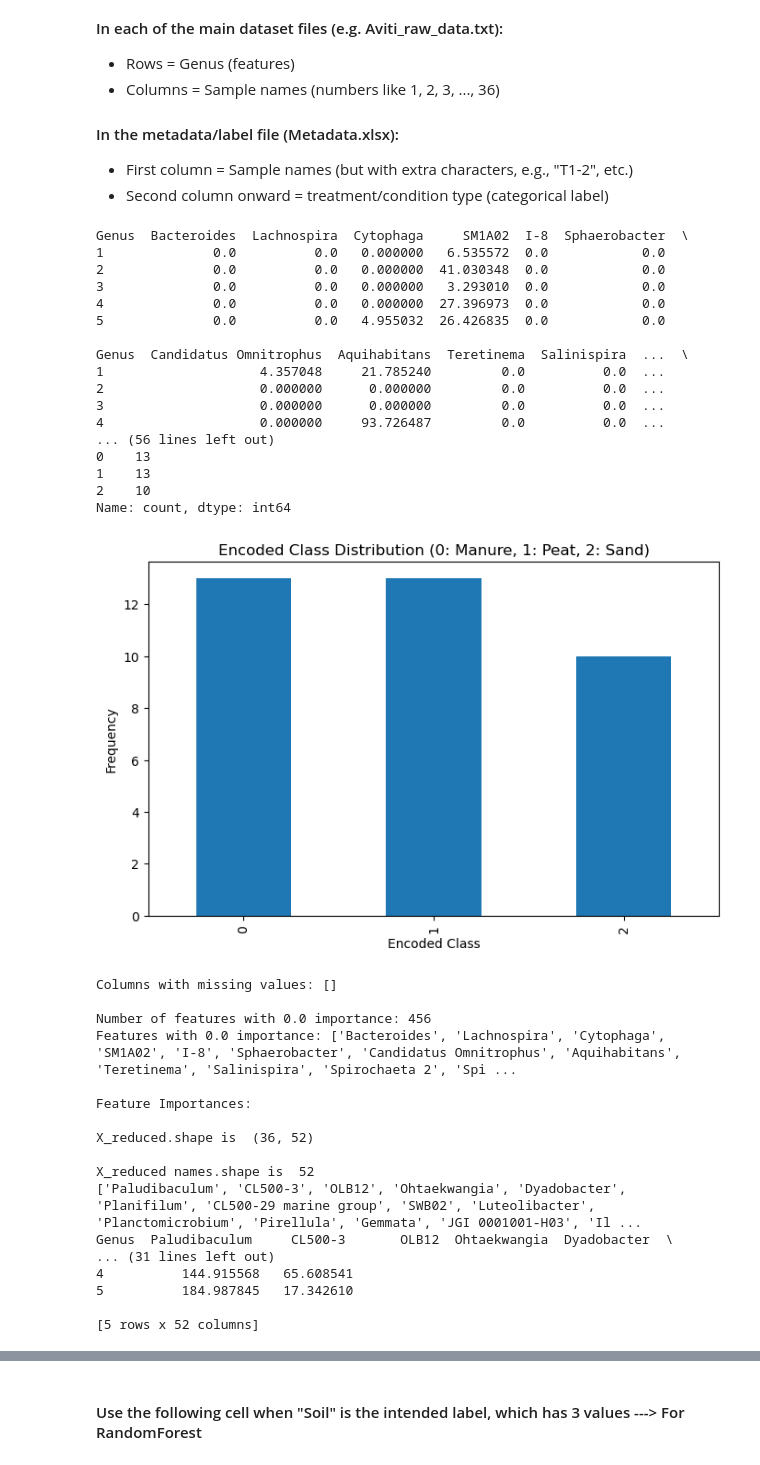
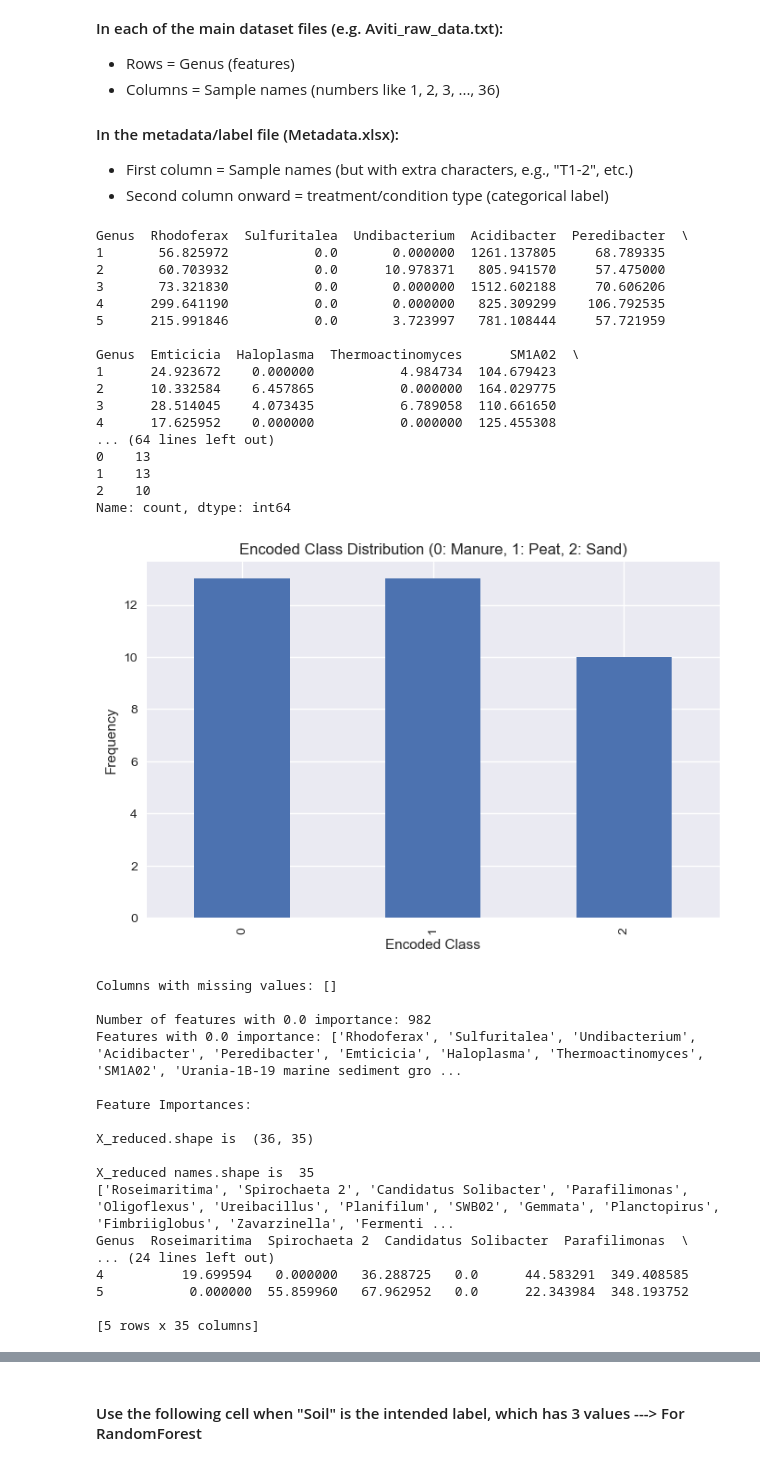
Before and after one commit to hsnvnd/AI-in-Metagenomics, a Jupyter notebook: Soil_Classification.ipynb, the cells around one changed output, grey strips where cells are left out. Cells and saved outputs as stored; diff of their text form; code cells hidden in the pictures.

```diff
--- a/Soil_Classification.ipynb
+++ b/Soil_Classification.ipynb
@@ -132,9 +127,9 @@ To compare the ability of three different sequencing technologies in classifying
 
 ##### Load Normalized data, using DESeq2 software (3) #####
 # Aviti Normalized data
-# X = pd.read_csv('Aviti_DESeq2_normalized_data.txt', delimiter='\t', index_col=0).T
+X = pd.read_csv('Aviti_DESeq2_normalized_data.txt', delimiter='\t', index_col=0).T
 # Miseq Normalized data
-X = pd.read_csv('Miseq_DESeq2_normalized_data.txt', delimiter='\t', index_col=0).T
+# X = pd.read_csv('Miseq_DESeq2_normalized_data.txt', delimiter='\t', index_col=0).T
 # Novaseq Normalized data
 # X = pd.read_csv('Novaseq_DESeq2_normalized_data.txt', delimiter='\t', index_col=0).T
 
@@ -166,6 +161,7 @@ feature_names = X.columns.tolist()
 # Encode soil types
 le = LabelEncoder()
 y = le.fit_transform(y_raw)
+print(dict(zip(le.classes_, le.transform(le.classes_))))
 
 # Create a DataFrame showing sample names and their labels ---> for debugging purpose
 labels_df = pd.DataFrame({
@@ -217,7 +213,7 @@ print(feature_names_reduced)
 # desired_columns = ['Azotobacter', 'Labrys', 'Chthonobacter', 'Ideonella', 'Sphingorhabdus', 'Agrobacterium', 'Acidovorax', 'YC-ZSS-LKJ147',
 # 'Parafilimonas', 'Gemmata', 'Sneathiella', 'Fimbriiglobus', 'C1-B045', 'Methylobacter', 'BIyi10', 'SWB02', 'Polycyclovorans', 'Croceibacterium',
 # 'Candidatus Solibacter', 'Hyphomicrobium', 'Cellvibrio', 'Spirochaeta 2', 'Streptomyces', 'Opitutus']
-#### SHAP, 3 top common features of Aviti's soil 🍳
+#### SHAP, 3 top common features of Aviti's soil, using Borda count 🍳
 # desired_columns =['SWB02', 'Gemmata', 'Opitutus']
 ## SHAP, Aviti Autoclave 🍕
 # desired_columns= ["Flavobacterium","Sphingomonas","Arenimonas","Hassallia","Methylobacter","Ramlibacter","Rubrivivax",
@@ -229,82 +225,79 @@ print(feature_names_reduced)
 # "Algoriphagus","Variovorax", "Lentzea","Rhizobacter","Massilia"]
 
 #### SHAP, Union of Miseq's soil features within 3 groups (uniques only) 🍳
-desired_columns =taxa_list = [
-    "SWB02", "Ideonella", "Opitutus", "Sphingorhabdus", "Polycyclovorans",
-    "Gemmata", "Azotobacter", "Hyphomicrobium", "YC-ZSS-LKJ147", "Streptomyces",
-    "Croceibacterium", "Agrobacterium", "Acidovorax", "Chthonobacter", "Cellvibrio",
-    "BIyi10", "Candidatus Solibacter", "Fimbriiglobus", "Labrys", "Spirochaeta 2"
-]
-
-# print("##############33333")
-# print(desired_columns)
-#### SHAP, 3 top common features of Miseq's soil 🍳
-# desired_columns =[""]
+# desired_columns = ['Ilumatobacter', 'CL500-3', 'Ohtaekwangia','Arsenicitalea', 'Dechloromonas', 'Geomonas', 'Pirellula', 'Sphingorhabdus',
+# 'Paludibaculum', 'Dokdonella', 'Ellin6067', 'Acidibacter', 'Rubrivivax', 'Gemmata', 'Pedomicrobium', 'OLB12', 'MND1', 'Sphingomonas',
+# 'Pseudomonas', 'SWB02', 'Polycyclovorans', 'Croceibacterium', 'JGI 0001001-H03', 'Kineobactrum', 'Oleiharenicola', 'Steroidobacter',
+# 'Methylophilus', 'Shinella', 'Opitutus', 'Luteolibacter']
+#### SHAP, 3 top common features of Miseq's soil, using Borda count 🍳
+# desired_columns =['SWB02', 'Pseudomonas', 'Steroidobacter']
 ## SHAP, Miseq Autoclave 🍕
 # desired_columns = ["IS-44","Dokdonella","Methylobacillus","Candidatus Solibacter","Ferruginibacter","Chthoniobacter","Devosia",
 # "Hirschia","Bauldia","Ramlibacter","Chryseotalea","Phenylobacterium","Ellin6055","YC-ZSS-LKJ147","Panacibacter","Ellin517",
 # "Luteolibacter",    "Pir4 lineage",    "Rhodoplanes","mle1-7"]
 #### SHAP, Miseq HeatRoot 🎃
 # desired_columns = ["UBA6140","Pseudomonas","Methylotenera","Oleiharenicola","Opitutus", "Croceibacterium","Candidatus Solibacter",
 # "Dongia","MND1","Steroidobacter","Ilumatobacter","YC-ZSS-LKJ147","Pirellula","Sphingomonas","Subgroup 10","Reyranella",
 # "Hassallia","Phenylobacterium","Chryseotalea","Ellin6067"]
 
 #### SHAP, Union of Novaseq's soil features within 3 groups (uniques only) 🍳
-# desired_columns =[""]
-#### SHAP, 3 top common features of Novaseq's soil 🍳
-# desired_columns =[""]
+# desired_columns = ['Subgroup 10', 'Dyadobacter', 'Dechloromonas', 'Inhella', 'Leeia', 'Pararhizobium', 'Arenimonas', 'Plot4-2H12',
+# 'Microbacterium', 'Afipia', 'Hydrogenispora', 'Fimbriiglobus', 'Constrictibacter', 'Brevifollis', 'BIyi10', 'Candidatus Berkiella',
+# 'DSSD61', 'Pseudarthrobacter', 'Bauldia', 'Ferribacterium', 'IS-44', 'Methyloceanibacter', 'Ketobacter']
+#### SHAP, 3 top common features of Novaseq's soil, using Borda count 🍳
+# desired_columns =['Subgroup 10', 'Fimbriiglobus', 'Bauldia']
 #### SHAP, Novaseq autoclave 🍕
 # desired_columns =["Ramlibacter","Gemmata","BIyi10","Novosphingobium","TM7a","Methylobacillus","Pseudomonas",
 # "Algoriphagus","Marinoscillum","CL500-3","Subgroup 10","Kribbella","Aminobacter","Mesobacillus","Agrobacterium",
 # "Cupriavidus","Asticcacaulis","Candidatus Protochlamydia","Niallia","Neobacillus"]
 #### SHAP, Novaseq HeatRoot 🎃
 # desired_columns = ["Shinella","CL500-3","Novosphingobium","Hassallia","Ahniella","Aquicella","Ferruginibacter","BIyi10",
 # "Curvibacter","Acinetobacter","Chryseotalea","Rhodovastum","Solirubrobacter","Anaerolinea","Aeromicrobium","Candidatus Nitrosoarchaeum",
 # "Steroidobacter","Algoriphagus","Noviherbaspirillum","Candidatus Omnitrophus"]
 
 
 
 
 # uncomment the following line if you choose SHAP features in "desired_columns" and not al features ones.
 # X = X[desired_columns]
 print(X.head())
 # print(X_reduced.head())
 # %% [output]
-Genus  Bacteroides  Lachnospira  Cytophaga     SM1A02  I-8  Sphaerobacter  \
-1              0.0          0.0   0.000000   6.535572  0.0            0.0
-2              0.0          0.0   0.000000  41.030348  0.0            0.0
-3              0.0          0.0   0.000000   3.293010  0.0            0.0
-4              0.0          0.0   0.000000  27.396973  0.0            0.0
-5              0.0          0.0   4.955032  26.426835  0.0            0.0
+Genus  Rhodoferax  Sulfuritalea  Undibacterium  Acidibacter  Peredibacter  \
+1       56.825972           0.0       0.000000  1261.137805     68.789335
+2       60.703932           0.0      10.978371   805.941570     57.475000
+3       73.321830           0.0       0.000000  1512.602188     70.606206
+4      299.641190           0.0       0.000000   825.309299    106.792535
+5      215.991846           0.0       3.723997   781.108444     57.721959
 
-Genus  Candidatus Omnitrophus  Aquihabitans  Teretinema  Salinispira  ...  \
-1                    4.357048     21.785240         0.0          0.0  ...
-2                    0.000000      0.000000         0.0          0.0  ...
-3                    0.000000      0.000000         0.0          0.0  ...
-4                    0.000000     93.726487         0.0          0.0  ...
-... (56 lines left out)
+Genus  Emticicia  Haloplasma  Thermoactinomyces      SM1A02  \
+1      24.923672    0.000000           4.984734  104.679423
+2      10.332584    6.457865           0.000000  164.029775
+3      28.514045    4.073435           6.789058  110.661650
+4      17.625952    0.000000           0.000000  125.455308
+... (64 lines left out)
 0    13
 1    13
 2    10
 Name: count, dtype: int64
-[figure, old version]
+[figure, new version]
 Columns with missing values: []
 
-Number of features with 0.0 importance: 456
-Features with 0.0 importance: ['Bacteroides', 'Lachnospira', 'Cytophaga', 'SM1A02', 'I-8', 'Sphaerobacter', 'Candidatus Omnitrophus', 'Aquihabitans', 'Teretinema', 'Salinispira', 'Spirochaeta 2', 'Spi ...
+Number of features with 0.0 importance: 982
+Features with 0.0 importance: ['Rhodoferax', 'Sulfuritalea', 'Undibacterium', 'Acidibacter', 'Peredibacter', 'Emticicia', 'Haloplasma', 'Thermoactinomyces', 'SM1A02', 'Urania-1B-19 marine sediment gro ...
 
 Feature Importances:
 
-X_reduced.shape is  (36, 52)
+X_reduced.shape is  (36, 35)
 
-X_reduced names.shape is  52
-['Paludibaculum', 'CL500-3', 'OLB12', 'Ohtaekwangia', 'Dyadobacter', 'Planifilum', 'CL500-29 marine group', 'SWB02', 'Luteolibacter', 'Planctomicrobium', 'Pirellula', 'Gemmata', 'JGI 0001001-H03', 'Il ...
-Genus  Paludibaculum     CL500-3       OLB12  Ohtaekwangia  Dyadobacter  \
-... (31 lines left out)
-4          144.915568   65.608541
-5          184.987845   17.342610
+X_reduced names.shape is  35
+['Roseimaritima', 'Spirochaeta 2', 'Candidatus Solibacter', 'Parafilimonas', 'Oligoflexus', 'Ureibacillus', 'Planifilum', 'SWB02', 'Gemmata', 'Planctopirus', 'Fimbriiglobus', 'Zavarzinella', 'Fermenti ...
+Genus  Roseimaritima  Spirochaeta 2  Candidatus Solibacter  Parafilimonas  \
+... (24 lines left out)
+4          19.699594   0.000000   36.288725   0.0      44.583291  349.408585
+5           0.000000  55.859960   67.962952   0.0      22.343984  348.193752
 
-[5 rows x 52 columns]
+[5 rows x 35 columns]
 # %%
 #### Using SHAP Features instead of All features, using "unnormalized" data
 ## SHAP, Union of Aviti's soil features within 3 groups (uniques only) 🍳
```
Also changed, not shown: parts of 8 cells of this notebook, 1 other file.
